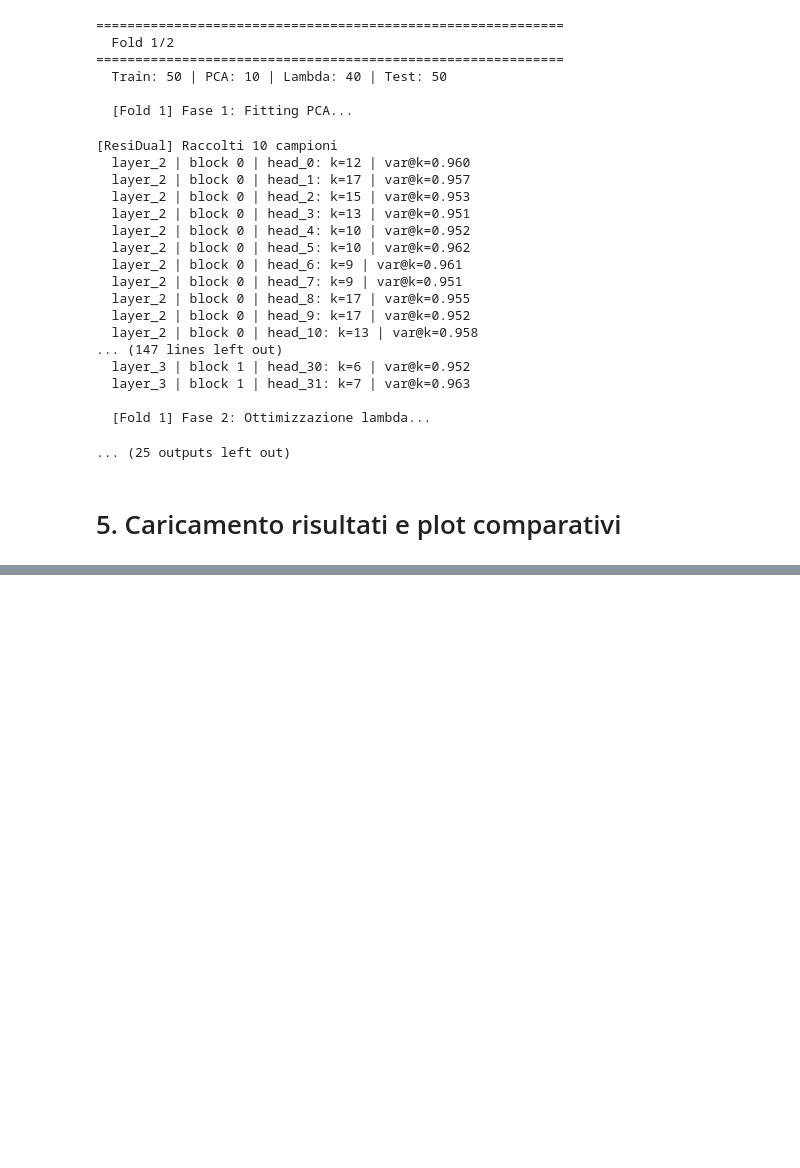
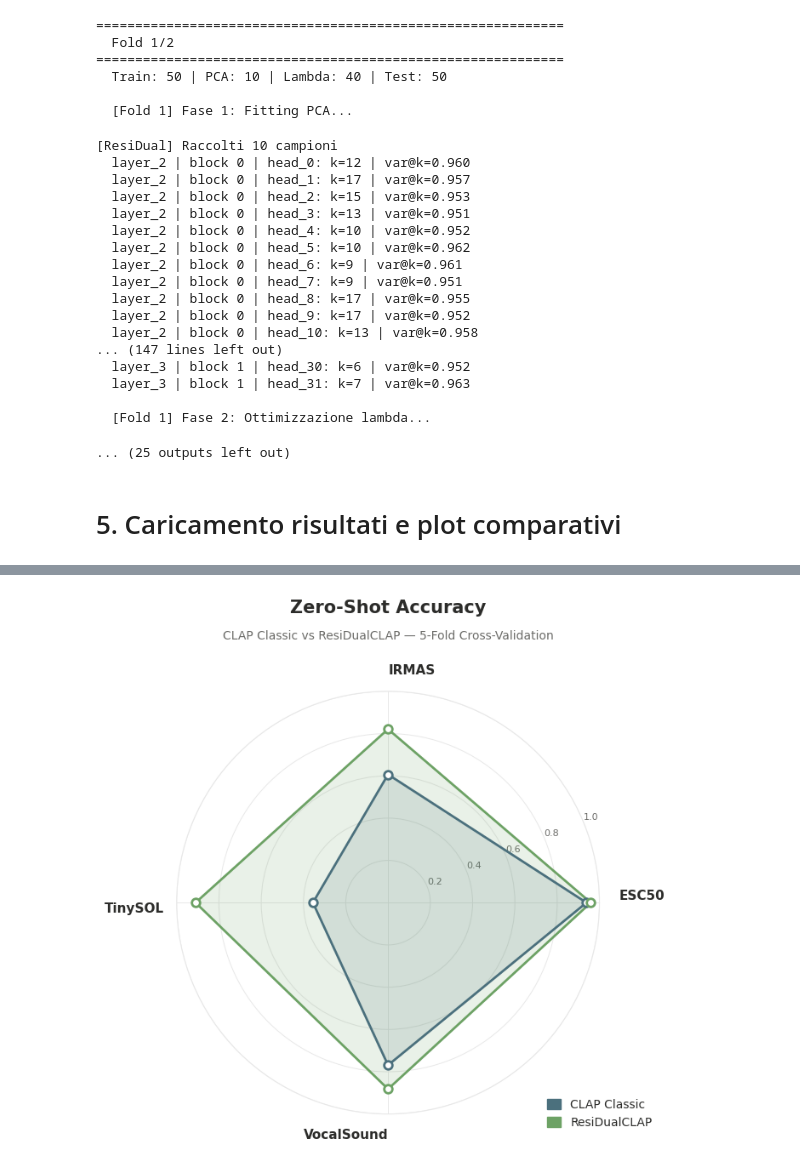
Before and after one commit to lorenzo-arcioni/ResiDual-CLAP, a Jupyter notebook: src/kfold_validation.ipynb, the cells around one changed output, grey strips where cells are left out. Saved outputs shown, nothing was run; the diff lists cells and outputs as text; code cells hidden in the pictures; blank space fills up the shorter version.

```diff
--- a/src/kfold_validation.ipynb
+++ b/src/kfold_validation.ipynb
@@ -520,0 +543,92 @@ plt.show()
+# %%
+# ============================================================
+# PLOT 3 — Spider / Radar chart  (4 dataset, semplificato)
+# ============================================================
+
+N      = 4
+labels = dataset_names[:4]   # assume 4 dataset
+
+angles = np.linspace(0, 2 * np.pi, N, endpoint=False).tolist()
+angles += angles[:1]
+
+classic_vals  = classic_means[:4]  + [classic_means[0]]
+residual_vals = residual_means[:4] + [residual_means[0]]
+
+fig, ax = plt.subplots(figsize=(6.5, 7.2), subplot_kw=dict(polar=True))
+fig.patch.set_facecolor(C_BG)
+ax.set_facecolor(C_BG)
+
+# plot + legenda spostati più in basso rispetto alla versione precedente
+ax.set_position([0.1, 0.08, 0.8, 0.69])
+
+ax.set_ylim(0, 1)
+ax.set_yticks([0.2, 0.4, 0.6, 0.8, 1.0])
+ax.set_yticklabels(['0.2', '0.4', '0.6', '0.8', '1.0'],
+                   fontsize=8, color=C_SUBTEXT)
+ax.yaxis.grid(True, color=C_GRID, linewidth=0.7)
+ax.xaxis.grid(True, color=C_GRID, linewidth=0.7)
+ax.spines['polar'].set_color(C_GRID)
+
+ax.plot(angles, classic_vals,  color=C_CLASSIC,  linewidth=2, zorder=3)
+ax.fill(angles, classic_vals,  color=C_CLASSIC,  alpha=0.15, zorder=2)
+ax.scatter(angles[:-1], classic_vals[:-1],
+           s=48, zorder=4,
+           facecolors=C_BG, edgecolors=C_CLASSIC, linewidths=2)
+
+ax.plot(angles, residual_vals, color=C_RESIDUAL, linewidth=2, zorder=3)
+ax.fill(angles, residual_vals, color=C_RESIDUAL, alpha=0.15, zorder=2)
+ax.scatter(angles[:-1], residual_vals[:-1],
+           s=48, zorder=4,
+           facecolors=C_BG, edgecolors=C_RESIDUAL, linewidths=2)
+
+ax.set_xticks(angles[:-1])
+ax.set_xticklabels([])
+
+for i, (angle, label) in enumerate(zip(angles[:-1], labels)):
+    deg = np.degrees(angle) % 360
+
+    # Con 4 dataset gli angoli sono esattamente 0°, 90°, 180°, 270°
+    # Nord (0°) e Sud (180°) → centrati e più vicini al plot
+    # Est (90°) e Ovest (270°) → allineati lateralmente
+
+    if deg < 5 or deg > 355:        # DX
+        ha, va   = 'center', 'bottom'
+        radius   = 1.2            # più vicino rispetto a 1.18
+    elif 175 < deg < 185:           # SX
+        ha, va   = 'center', 'top'
+        radius   = 1.2             # più vicino rispetto a 1.18
+    elif 0 < deg < 180:             # Nord
+        ha, va   = 'left', 'center'
+        radius   = 1.1
+    else:                           # SUD
+        ha, va   = 'right', 'center'
+        radius   = 1.1
+
+    ax.text(angle, radius, label,
+            ha=ha, va=va,
+            fontsize=11, fontweight='bold', color=C_TEXT,
+            transform=ax.get_xaxis_transform())
+
+ax.set_title('', pad=0)
+
+# titoli spostati leggermente più in basso insieme al plot
+fig.text(0.5, 0.92,
+         'Zero-Shot Accuracy',
+         fontsize=15, fontweight='bold',
+         color=C_TEXT, ha='center', va='top')
+fig.text(0.5, 0.87,
+         f'CLAP Classic vs ResiDualCLAP — {N_FOLDS}-Fold Cross-Validation',
+         fontsize=10, color=C_SUBTEXT,
+         ha='center', va='top')
+
+# legenda in basso a destra, ancorata al nuovo layout
+ax.legend(handles=legend_patches,
+          loc='lower right',
+          bbox_to_anchor=(1.15, -0.06),
+          handlelength=1.2, handleheight=0.9)
+
+plt.savefig(f'{OUTPUT_DIR}/plot_spider_accuracy.png',
+            dpi=180, bbox_inches='tight')
+plt.show()
+# %% [output]
+[figure, added]
```
Also changed, not shown: parts of 9 cells of this notebook, 13 other files.
